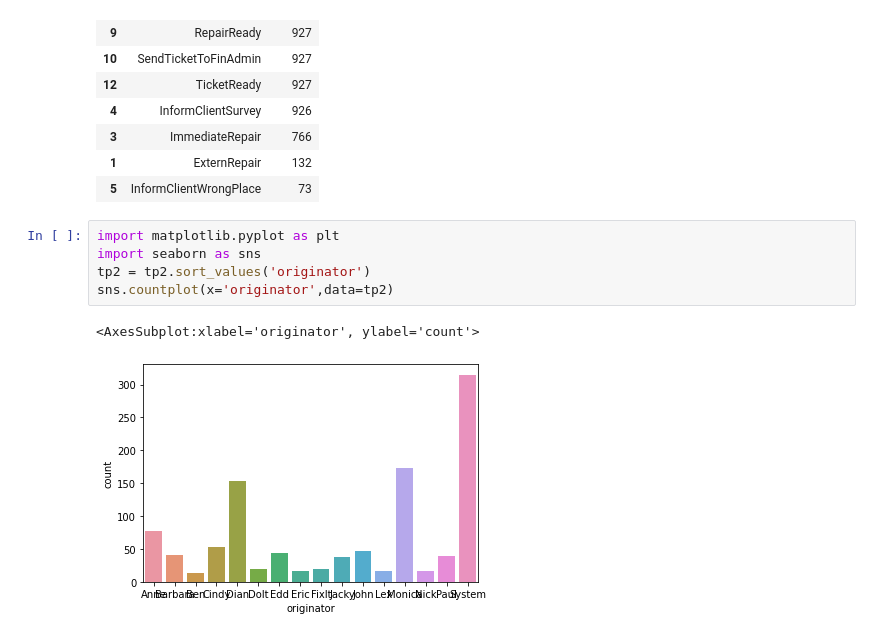
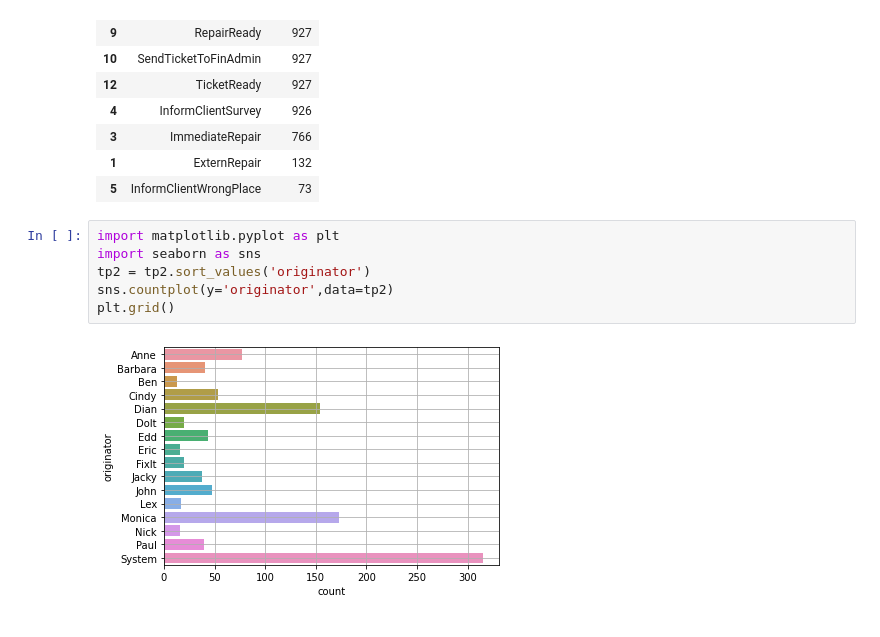
Before and after one commit to jjh0987/MyProject, a Jupyter notebook: pythonProject/process/Untitled2.ipynb, the cells around one changed output. Cells and saved outputs as stored; diff of their text form.

```diff
--- a/pythonProject/process/Untitled2.ipynb
+++ b/pythonProject/process/Untitled2.ipynb
@@ -725,8 +819,8 @@ tar.sort_values('caseID',ascending=False)
 # %%
 import matplotlib.pyplot as plt
 import seaborn as sns
 tp2 = tp2.sort_values('originator')
-sns.countplot(x='originator',data=tp2)
+sns.countplot(y='originator',data=tp2)
+plt.grid()
 # %% [output]
-<AxesSubplot:xlabel='originator', ylabel='count'>
-[figure, old version]
+[figure, new version]
```
Also changed, not shown: parts of 13 cells of this notebook, 5 other files.
